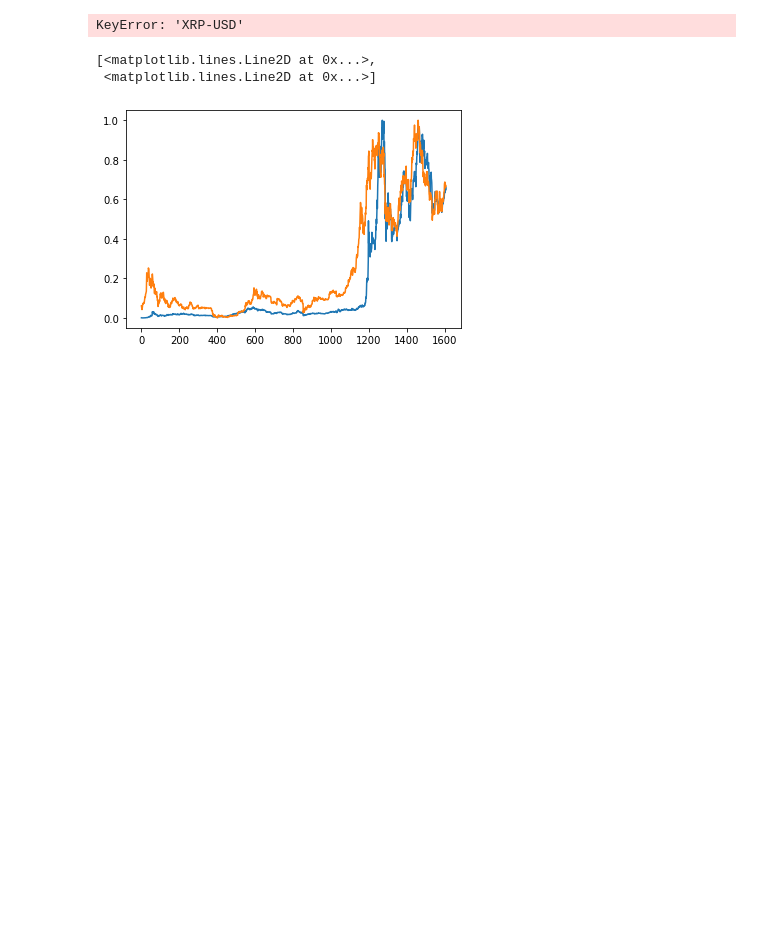
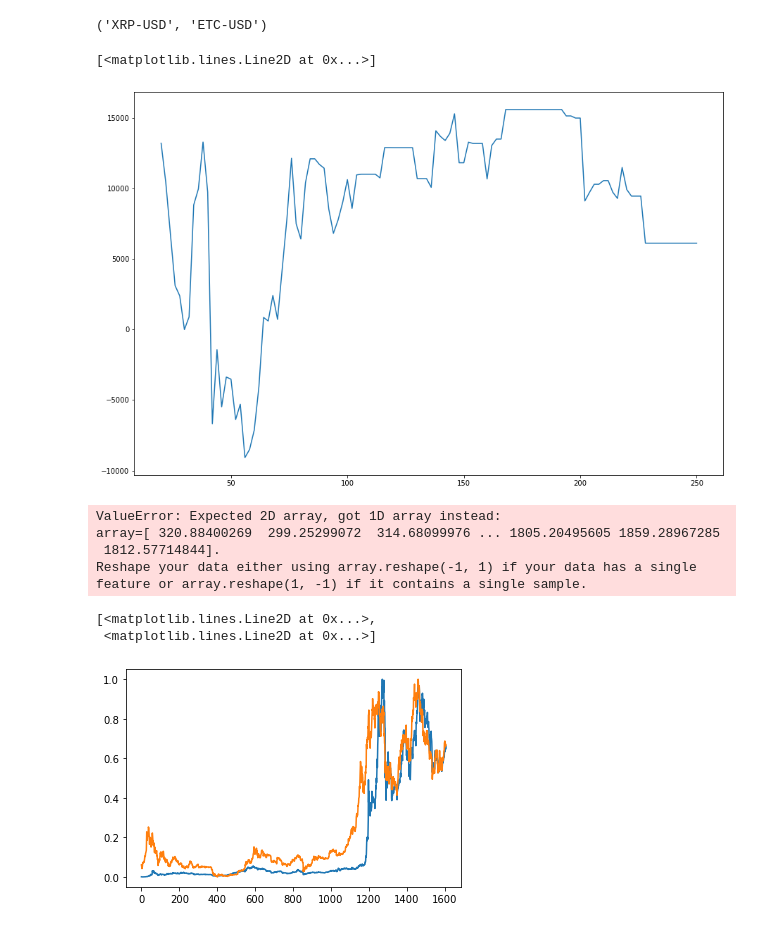
Before and after one commit to Rhys2024/740, a Jupyter notebook: Stuff.ipynb, the cells around one changed output. Saved outputs shown, nothing was run; the diff lists cells and outputs as text; code cells hidden in the pictures; blank space fills up the shorter version.

```diff
--- a/Stuff.ipynb
+++ b/Stuff.ipynb
@@ -157,25 +142,32 @@ KeyError: 'Position SOL-USD'
+# %%
+
+
+tickers
+# %% [output]
+('XRP-USD', 'ETC-USD')
 # %%
 def sharpe(r, rfr):
 
     #print(r.cumsum())
 
     return (r.cumsum()[-2] - rfr) / (np.std(r) * np.sqrt(252))
 
 
 #sharpe(standard_BB_train_df['PL'], .01)
 #standard_BB_train_df['PL'].cumsum()[-2]
 opt_lookback = []
 opt_std = []
 tests = [i for i in range(20, 252, 2)]
 
 for i in range(20, 252, 2):
-    ok = run_strategy(data[:cutoff], i, 2.0, tickers[0], tickers[1])
+    ok = run_strategy(pairs_data[('BTC-USD', 'BNB-USD')][cutoff:], i, 2.0, tickers[0], tickers[1])
     opt_lookback.append(ok['PL'].cumsum()[-2])
 
 plt.figure(figsize=(15,10))
 plt.plot(tests, opt_lookback)
 # %% [output]
-KeyError: 'XRP-USD'
+[<matplotlib.lines.Line2D at 0x...>]
+[figure, added]
 # %%
 returns = {i : 0.0 for i in pairs}
 
@@ -193,6 +185,24 @@ for i in pairs:
         #print('dang')
 
     returns[i] = standard_BB_train_df['PL'].cumsum()[-2]
+# %%
+from sklearn.preprocessing import MinMaxScaler
+
+data = yf.download(['BTC-USD', 'BNB-USD', "ETH-USD", "ADA-USD"], start = '2017-01-09', progress = False)['Close'].dropna()
+
+
+#(data['ETH-USD'] / data['BNB-USD'])[200:].plot()
+
+mm = MinMaxScaler()
+
+
+plt.plot(data['ETH-USD'].index, mm.fit_transform(data['ETH-USD']).reshape(-1,1))
+plt.plot(data['BTC-USD'].index, mm.fit_transform(data['BTC-USD']).reshape(-1,1))
+# %% [output]
+ValueError: Expected 2D array, got 1D array instead:
+array=[ 320.88400269  299.25299072  314.68099976 ... 1805.20495605 1859.28967285
+ 1812.57714844].
+Reshape your data either using array.reshape(-1, 1) if your data has a single feature or array.reshape(1, -1) if it contains a single sample.
 # %%
 
 from sklearn.preprocessing import MinMaxScaler
```
Also changed, not shown: parts of 3 cells of this notebook, 17 other files.
